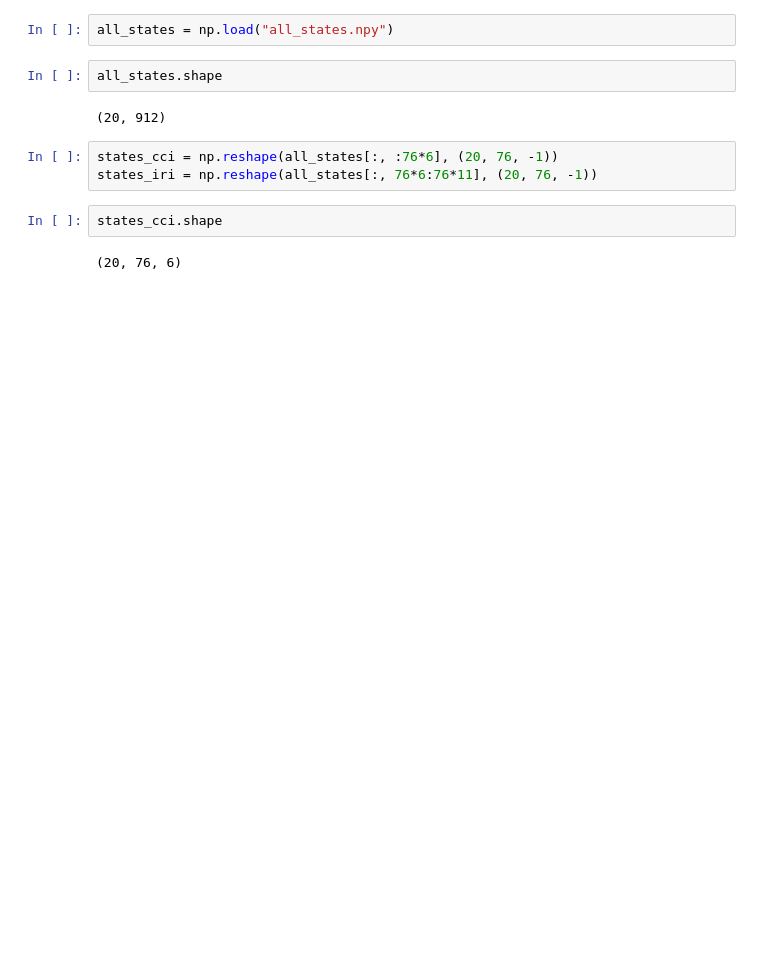
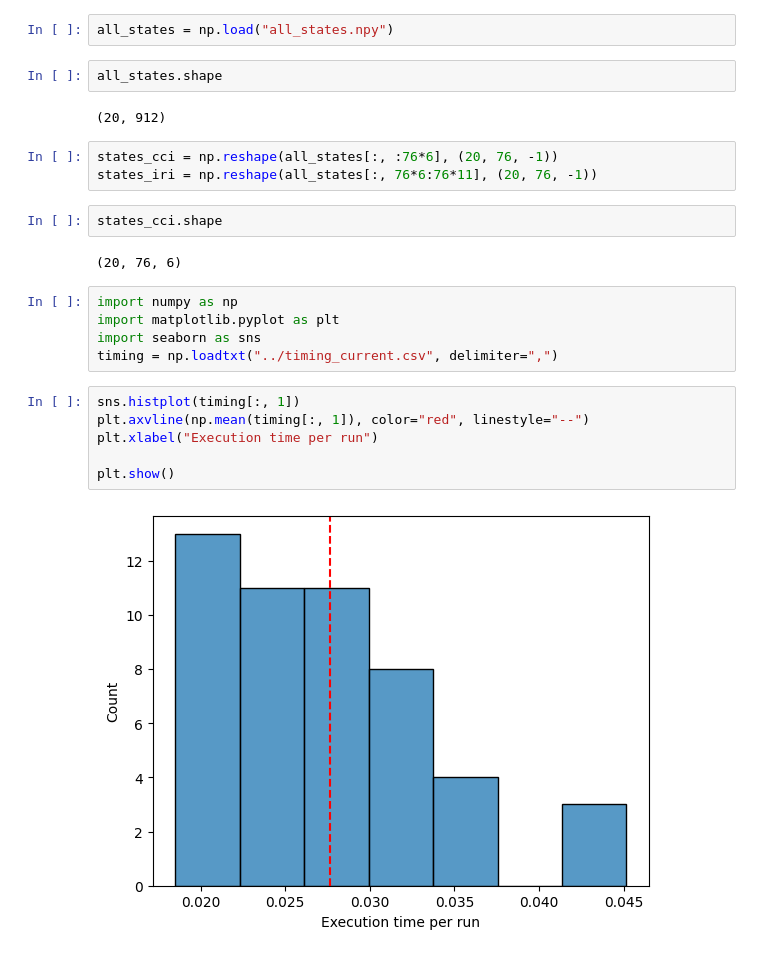
Before and after one commit to kostaskracht/TUD_thesis_project, a Jupyter notebook: jupyter_notebooks/Untitled.ipynb, the cells around one changed output. Cells and saved outputs as stored; diff of their text form; blank space fills up the shorter version.

```diff
--- a/jupyter_notebooks/Untitled.ipynb
+++ b/jupyter_notebooks/Untitled.ipynb
@@ -115,3 +115,16 @@ states_iri = np.reshape(all_states[:, 76*6:76*11], (20, 76, -1))
 states_cci.shape
 # %% [output]
 (20, 76, 6)
+# %%
+import numpy as np
+import matplotlib.pyplot as plt
+import seaborn as sns
+timing = np.loadtxt("../timing_current.csv", delimiter=",")
+# %%
+sns.histplot(timing[:, 1])
+plt.axvline(np.mean(timing[:, 1]), color="red", linestyle="--")
+plt.xlabel("Execution time per run")
+
+plt.show()
+# %% [output]
+[figure, added]
```
Also changed, not shown: parts of 1 cell of this notebook, 4 other files.
